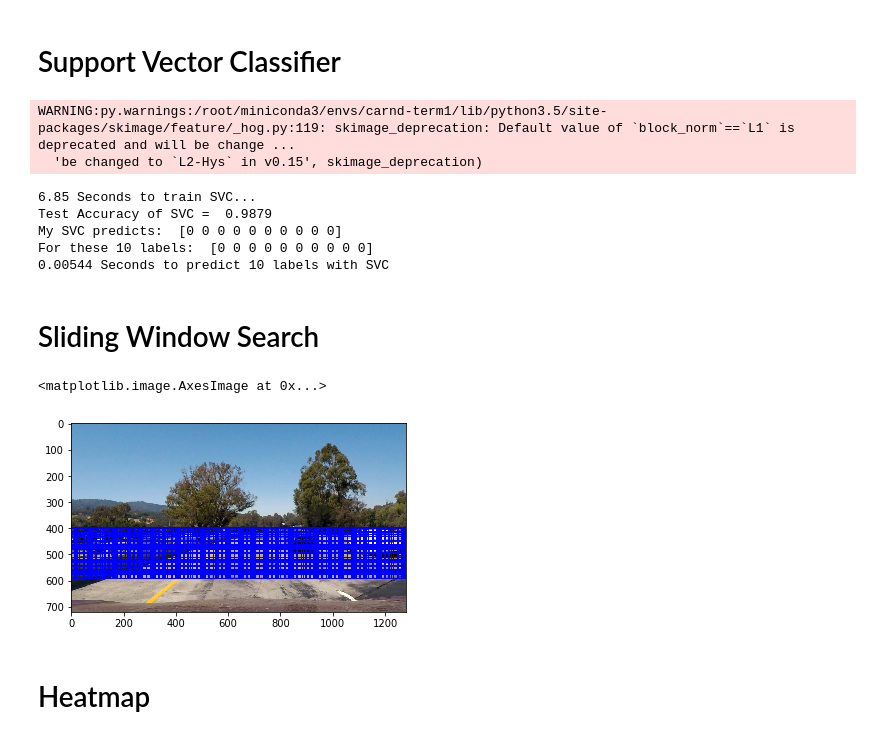
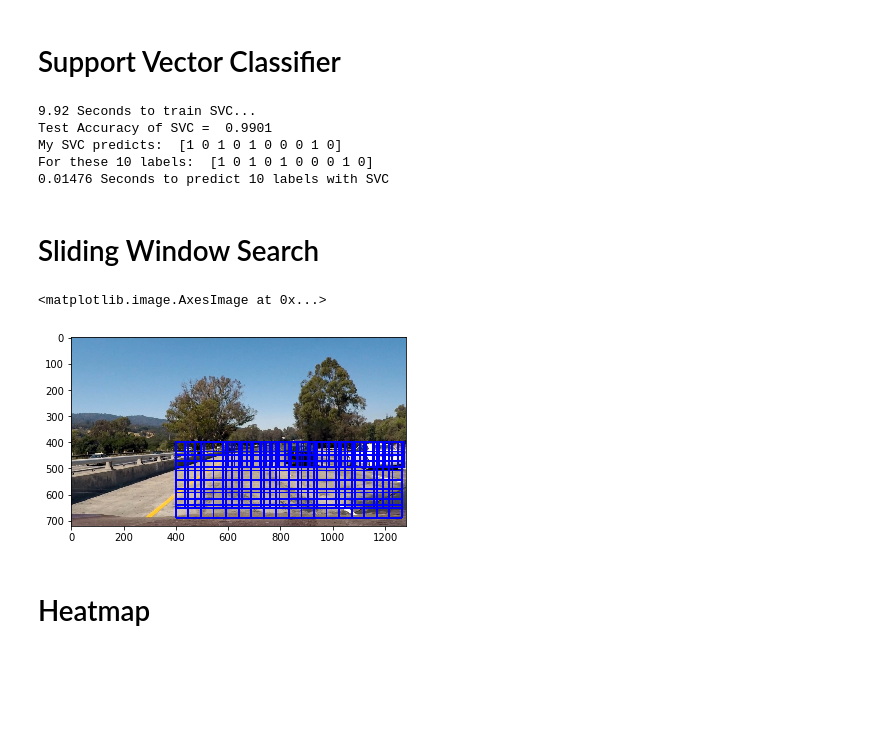
Before and after one commit to jinscript/CarND-Vehicle-Detection, a Jupyter notebook: vehicle_detection_and_tracking.ipynb, the cells around one changed output. Cells and saved outputs as stored; diff of their text form; code cells hidden in the pictures; blank space fills up the shorter version.

```diff
--- a/vehicle_detection_and_tracking.ipynb
+++ b/vehicle_detection_and_tracking.ipynb
@@ -122,28 +123,30 @@ X, y = [], []
 
 vehicles, non_vehicles = [], []
 vehicles.extend(glob.glob('vehicles/KITTI_extracted/*.png'))
-vehicles.extend(glob.glob('vehicles/Video/*.png'))
+vehicles.extend(glob.glob('samples/positive/*.png'))
 non_vehicles.extend(glob.glob('non-vehicles/Extras/*.png'))
-non_vehicles.extend(glob.glob('non-vehicles/Video/*.png'))
 
 for f in vehicles:
     im = mpimg.imread(f)
     if im.shape != (64, 64):
-        im = cv2.resize(im, (64, 64), interpolation = cv2.INTER_LINEAR)
+        im = cv2.resize(im, (64, 64))
     X.append(extract_features(im))
     y.append(1)
+del vehicles
 
 for f in non_vehicles:
     im = mpimg.imread(f)
     if im.shape != (64, 64):
-        im = cv2.resize(im, (64, 64), interpolation = cv2.INTER_LINEAR)
+        im = cv2.resize(im, (64, 64))
     X.append(extract_features(im))
     y.append(0)
+del non_vehicles
 
 X = np.array(X).astype(np.float64)
 
 # Fit a per-column scaler
 X_scaler = StandardScaler().fit(X)
+
 # Apply the scaler to X
 X = X_scaler.transform(X)
 y = np.array(y)
@@ -172,13 +175,11 @@ print('For these',n_predict, 'labels: ', y_test[0:n_predict])
 t2 = time.time()
 print(round(t2-t, 5), 'Seconds to predict', n_predict,'labels with SVC')
 # %% [output]
-WARNING:py.warnings:/root/miniconda3/envs/carnd-term1/lib/python3.5/site-packages/skimage/feature/_hog.py:119: skimage_deprecation: Default value of `block_norm`==`L1` is deprecated and will be change ...
-  'be changed to `L2-Hys` in v0.15', skimage_deprecation)
+9.92 Seconds to train SVC...
+Test Accuracy of SVC =  0.9901
+My SVC predicts:  [1 0 1 0 1 0 0 0 1 0]
+For these 10 labels:  [1 0 1 0 1 0 0 0 1 0]
+0.01476 Seconds to predict 10 labels with SVC
-6.85 Seconds to train SVC...
-Test Accuracy of SVC =  0.9879
-My SVC predicts:  [0 0 0 0 0 0 0 0 0 0]
-For these 10 labels:  [0 0 0 0 0 0 0 0 0 0]
-0.00544 Seconds to predict 10 labels with SVC
 # %% [markdown]
 # Sliding Window Search
 # %%
@@ -217,37 +218,38 @@ def slide_window(img, x_start_stop=[None, None], y_start_stop=[None, None],
     # Initialize a list to append window positions to
     window_list = []
     # Loop through finding x and y window positions
     # Note: you could vectorize this step, but in practice
     # you'll be considering windows one by one with your
     # classifier, so looping makes sense
     for ys in range(ny_windows):
         for xs in range(nx_windows):
             # Calculate window position
             startx = xs*nx_pix_per_step + x_start_stop[0]
             endx = startx + xy_window[0]
             starty = ys*ny_pix_per_step + y_start_stop[0]
             endy = starty + xy_window[1]
             # Append window position to list
             window_list.append(((startx, starty), (endx, endy)))
     # Return the list of windows
     return window_list
 
 def get_windows(image):
     windows = []
-    windows.extend(slide_window(image, y_start_stop=[400, 600], xy_window=(64, 64)))
-    windows.extend(slide_window(image, y_start_stop=[400, 600], xy_window=(96, 96)))
-    windows.extend(slide_window(image, y_start_stop=[400, 600], xy_window=(128, 128)))
+    windows.extend(slide_window(image, x_start_stop=[600, None], y_start_stop=[400, 500], xy_window=(96, 96)))
+    windows.extend(slide_window(image, x_start_stop=[400, None], y_start_stop=[400, 680], xy_window=(144, 144)))
+    windows.extend(slide_window(image, x_start_stop=[400, None], y_start_stop=[400, 700], xy_window=(192, 192)))
     return windows
 
 image = mpimg.imread('test_images/test1.jpg')
 
 imcopy = np.copy(image)
 for w in get_windows(image):
     cv2.rectangle(imcopy, w[0], w[1], (0, 0, 255), 6)
+
 plt.imshow(imcopy)
 # %% [output]
 <matplotlib.image.AxesImage at 0x...>
-[figure, old version]
+[figure, new version]
 # %% [markdown]
 # Heatmap
 # %%
```
Also changed, not shown: parts of 6 cells of this notebook, 6 other files.
